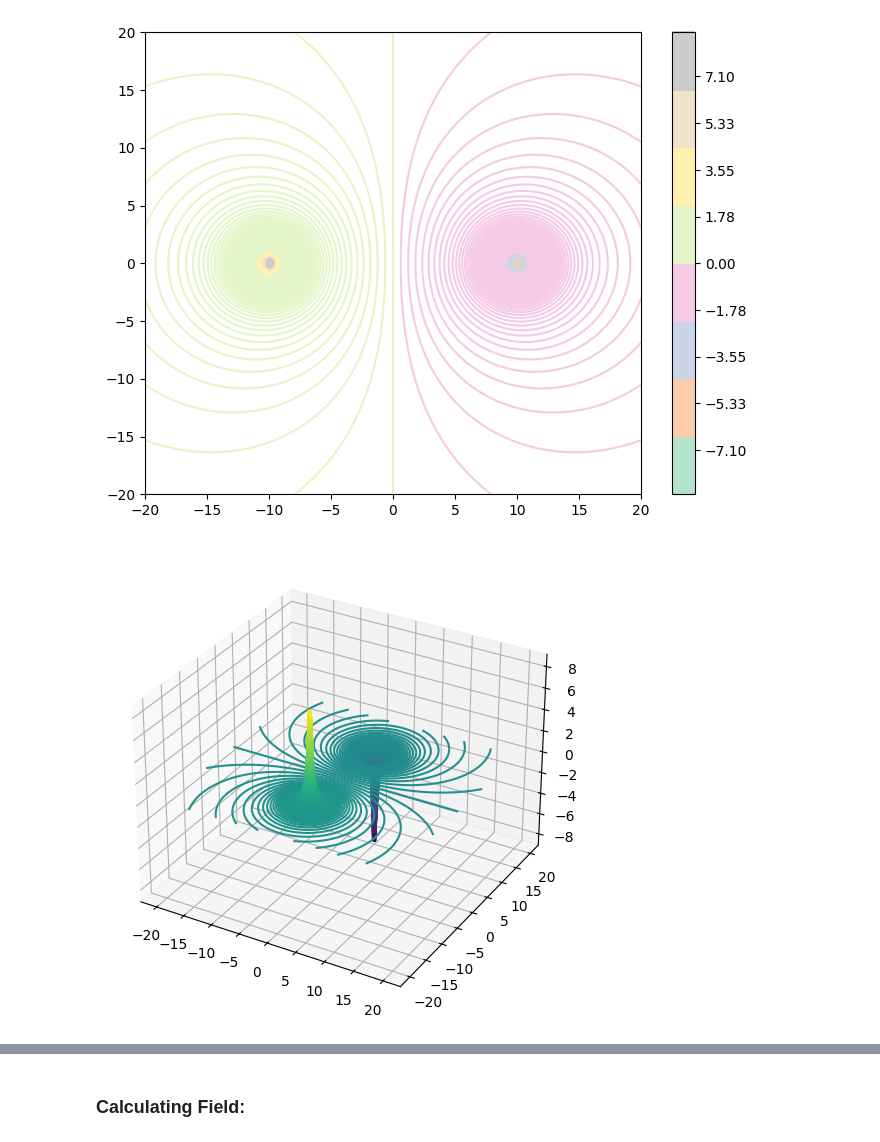
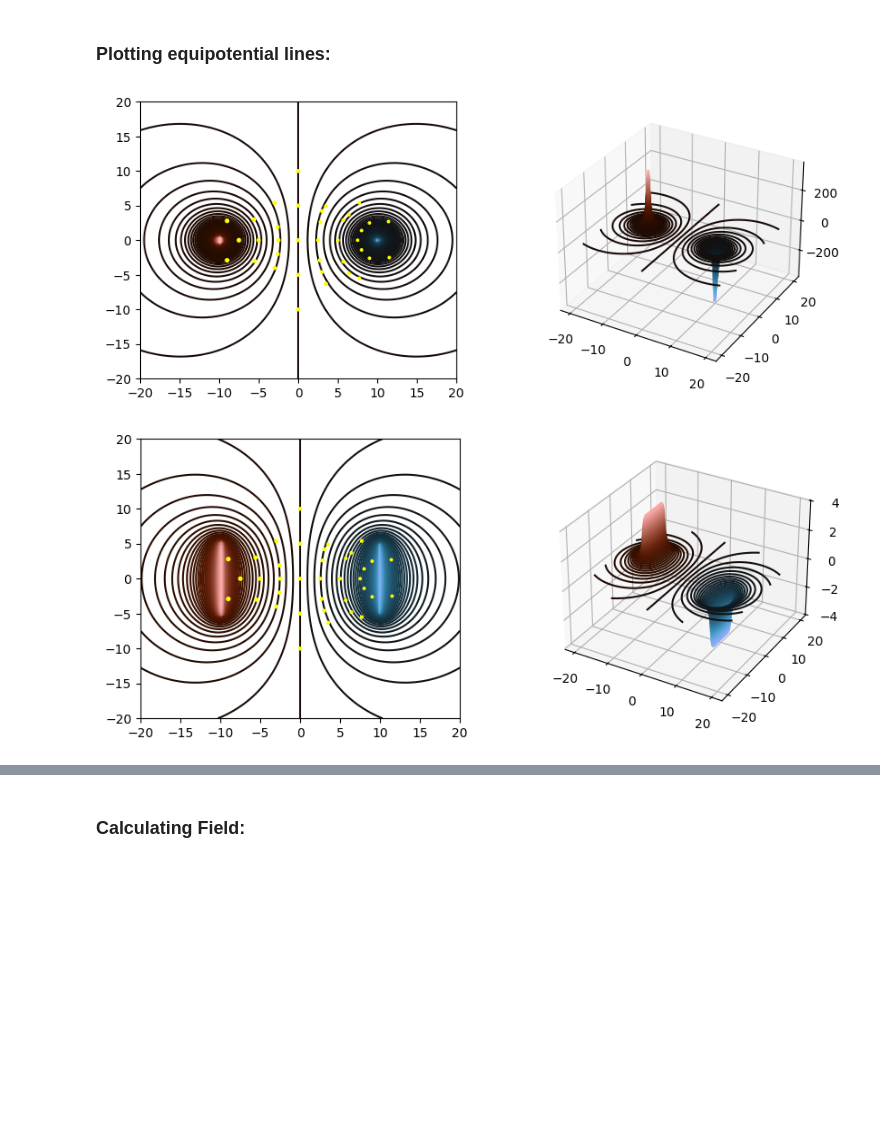
Before and after one commit to sunbaee/Eletrostatics, a Jupyter notebook: PotentialPlot.ipynb, the cells around one changed output, grey strips where cells are left out. Saved outputs shown, nothing was run; the diff lists cells and outputs as text; code cells hidden in the pictures; blank space fills up the shorter version.

Commit message:
adding bars potential plot

```diff
--- a/PotentialPlot.ipynb
+++ b/PotentialPlot.ipynb
@@ -52,6 +58,6 @@ def CalculateCharge(chargedPoint, points, eletricPotentials):
         distanceVector = (point - chargedPoint) * 10 ** -2;
         r = np.linalg.norm(distanceVector);
 
-        sum += eletricPotentials[i] * 4 * np.pi * eps_0 * r;
+        sum += eletricPotentials[i] * r;
 
-    return sum / len(points);
+    return sum * 4 * np.pi * eps_0 / len(points);
@@ -68,7 +88,8 @@ def CalculatePotential(point, chargedPoints, charges):
 
     return potential;
 
-def PlotEquipotential(start, end, size, chargedPoints, charges, numLevels):
+# Calculates the eletric potential of many points between start and end. The z-axis is the potential.
+def CalculatePotentialPoints(start, end, size, chargedPoints, charges):
     meshSpace = np.linspace(start, end, size);
 
     zPoints = [];
@@ -82,29 +103,53 @@ def PlotEquipotential(start, end, size, chargedPoints, charges, numLevels):
     x, y = np.meshgrid(meshSpace, meshSpace);
     z = np.array(zPoints);
 
-    plot.figure(figsize=(8, 6));
-    ax = plot.axes();
-    plot.contour(y, x, z, numLevels, cmap='Pastel2');
-    plot.colorbar();
-
-    fig = plot.figure(figsize=(6, 6));
-    ax = plot.axes(projection = '3d');
-    ax.contour3D(x, y, z, 70, cmap="viridis", linestyles='solid', levels=numLevels);
+    return x, y, z;
-# %%
-eletricFieldPoints = np.array([[-5, 0], [0, 0], [5, 0]]); # Points to calculate eletric field.
-chargedPoints = np.array([[-10, 0], [10, 0]]); # Points with eletric current
-
-start, end = -20, 20;
-numPoints = 100;
-
-measuredPoints, measuredPotentials = GetData("dados1.csv");
-
-#charge = CalculateCharge(chargedPoints, measuredPoints, measuredPotentials);
-charge  = CalculateCharge(chargedPoints[0], [[-9.8, 0]], [10]);
-charges = [ charge, -charge ]; # Positive and negative charges.
+# %%
+# Plots 3D graph and its contour graph.
+def Plot3D(x, y, z, numLevels):
+    fig = plot.figure(figsize=(10, 4));
+
+    ax2D = fig.add_subplot(1, 2, 1);
+    #ax2D.set_facecolor("#000000");
+    ax2D.contour(y, x, z, numLevels, cmap='berlin', zorder=0);
+    ax2D.scatter(measuredPoints[:, 0], measuredPoints[:, 1], measuredPotentials, c='yellow', zorder=1);
+
+    ax = fig.add_subplot(1, 2, 2, projection='3d');
+    ax.contour3D(y, x, z, 70, cmap="berlin", linestyles='solid', levels=numLevels);
+# %% [markdown]
+### Plotting equipotential lines:
 # %%
-PlotEquipotential(start, end, numPoints, chargedPoints, charges, 700);
+x, y, z = CalculatePotentialPoints(start, end, numPoints, chargedPoints, charges);
+
+Plot3D(x, y, z, 400);
 # %% [output]
-[figure, old version]
+[figure, new version]
-[figure, removed]
+# %%
+# Calculating charge along two metal bars.
+barPositions = chargedPoints;
+graphSize = end - start;
+barSize = 10;
+
+eletricDensity = charge / barSize; # Calculating eletric density in each bar.
+
+barYPoints = np.linspace(-barSize / 2, barSize / 2, int(barSize / graphSize * numPoints));
+barXPoints = np.zeros(len(barYPoints));
+
+barPoints = np.column_stack((barXPoints, barYPoints));
+
+locatedChargesList= [];
+for barPos in barPositions:
+    locatedChargesList += (barPoints + barPos).tolist();
+
+locatedChargePoints = np.array(locatedChargesList);
+
+barCharges = np.zeros(len(barPoints) * len(barPositions));
+barCharges.fill(eletricDensity);
+barCharges[int(len(barCharges) / 2):] *= -1; # Half with negative charge
+
+x, y, z = CalculatePotentialPoints(start, end, numPoints, locatedChargePoints, barCharges);
+
+Plot3D(x, y, z, 100);
+# %% [output]
+[figure, added]
 # %%
```
Also changed, not shown: parts of 5 cells of this notebook.
